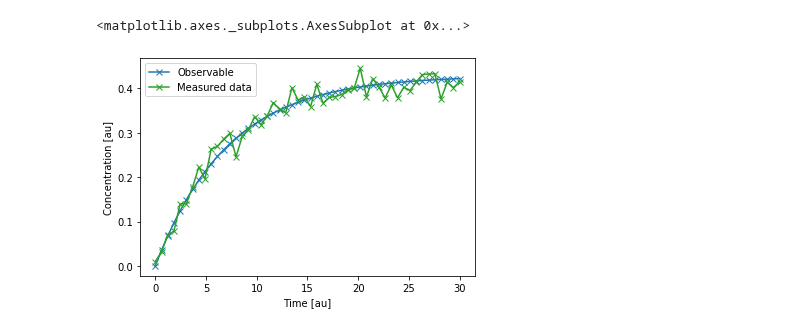
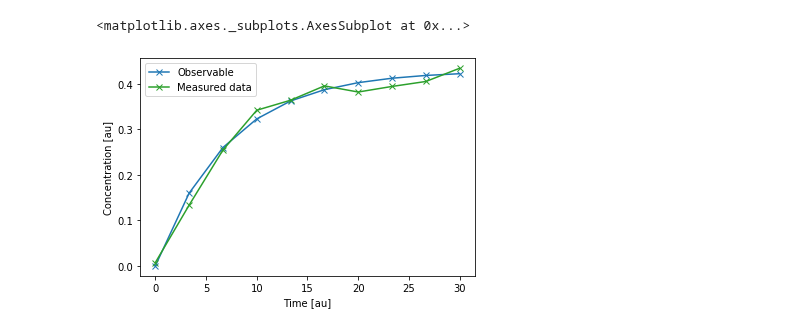
Before and after one commit to yannikschaelte/Study-ABC-Noise, a Jupyter notebook: study_abc_noise/compare_methods/cr.ipynb, the cells around one changed output. Cells and saved outputs as stored; diff of their text form; code cells hidden in the pictures.

```diff
--- a/study_abc_noise/compare_methods/cr.ipynb
+++ b/study_abc_noise/compare_methods/cr.ipynb
@@ -5,37 +5,37 @@ from study_abc_noise.model import \
 import numpy as np
 import scipy.stats as stats
 import scipy.integrate as integrate
 import matplotlib.pyplot as plt
 import logging
 import pickle
 import os
 %matplotlib inline
 
 # for debugging
 df_logger = logging.getLogger('Distance')
 df_logger.setLevel(logging.DEBUG)
 df_logger = logging.getLogger('Acceptor')
 df_logger.setLevel(logging.DEBUG)
 df_logger = logging.getLogger('Epsilon')
 df_logger.setLevel(logging.DEBUG)
 
 # model
-mv = ModelVars(n_t=50)
+mv = ModelVars(n_t=10)
 
 # data
 def get_data():
     try:
-        data = pickle.load(open("data_gaussian.dat", 'rb'))
+        data = pickle.load(open("data_cr.dat", 'rb'))
     except:
         data = mv.get_model_noisy()(mv.p_true)
-        pickle.dump(data, open("data_gaussian.dat", 'wb'))
+        pickle.dump(data, open("data_cr.dat", 'wb'))
     return data
 data = get_data()
 # plot it
 mv.viz_data_and_sim(data)
 # %% [output]
 <matplotlib.axes._subplots.AxesSubplot at 0x...>
-[figure, old version]
+[figure, new version]
 # %%
 acceptor = pyabc.StochasticAcceptor()
 temperature = pyabc.Temperature()
```
Also changed, not shown: parts of 8 cells of this notebook, 6 other files.
